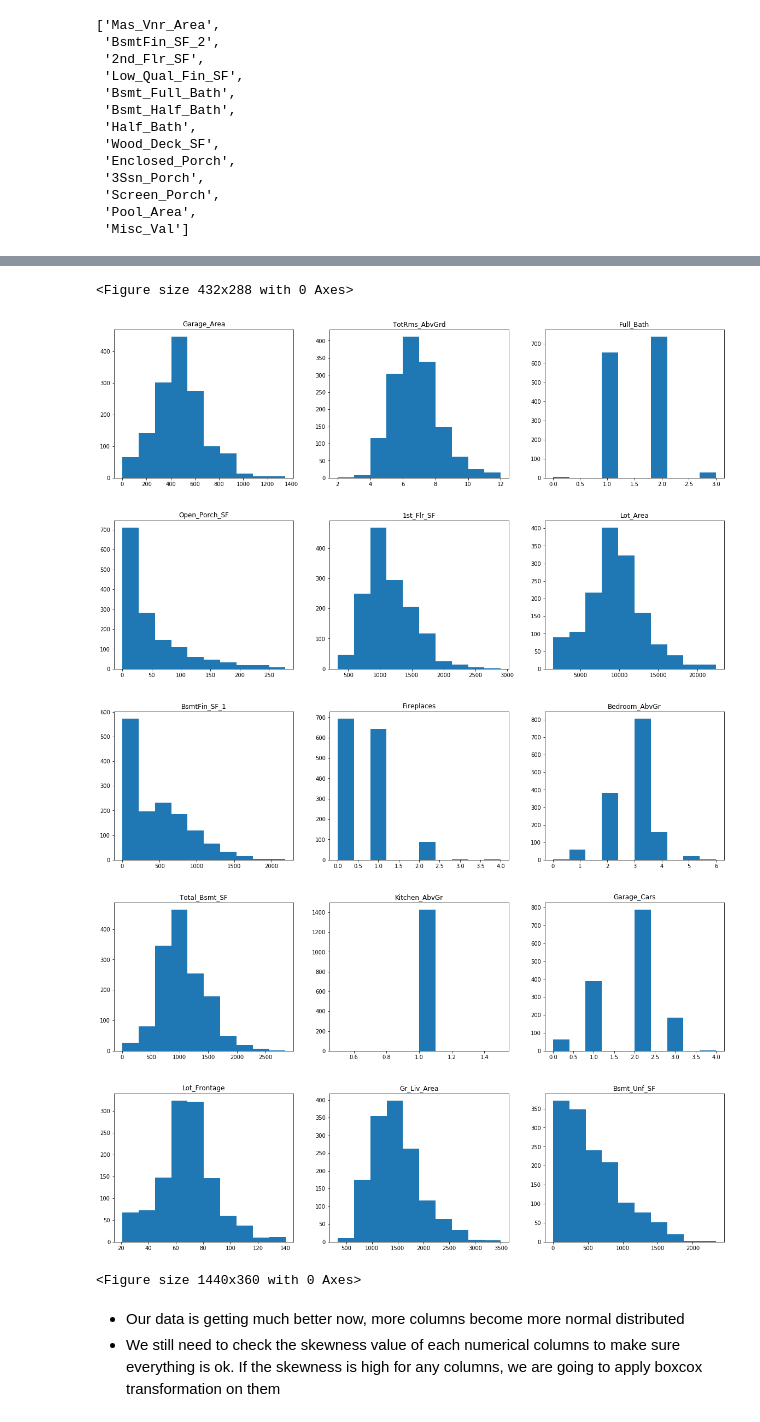
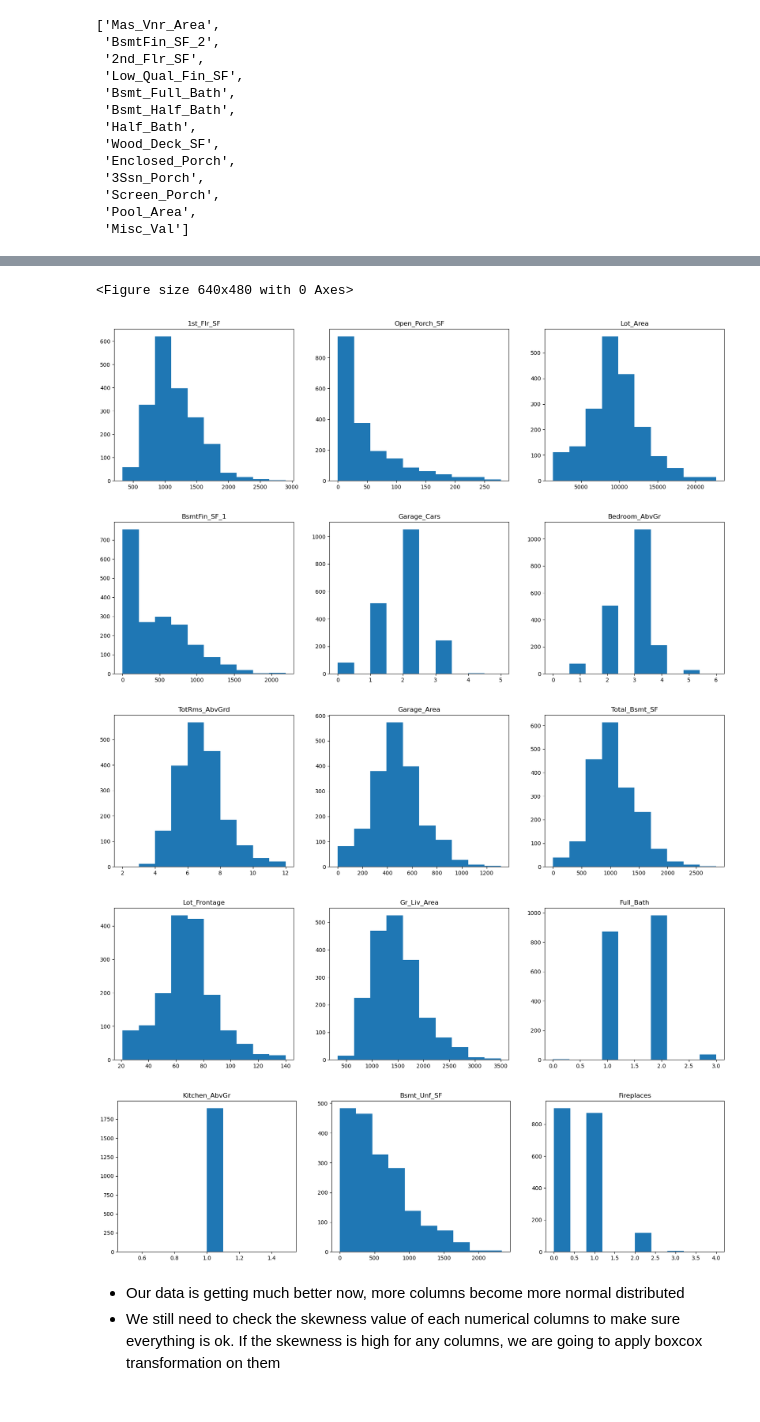
Before and after one commit to mtruongn93/Ames-Housing-Price-Prediction, a Jupyter notebook: House Price Prediction.ipynb, the cells around one changed output, grey strips where cells are left out. Saved outputs shown, nothing was run; the diff lists cells and outputs as text; code cells hidden in the pictures.

```diff
--- a/House Price Prediction.ipynb
+++ b/House Price Prediction.ipynb
@@ -248,31 +271,30 @@ remaining_col
 # %%
-iqr = sc.iqr(X_train[remaining_col], axis = 0, nan_policy = "omit" )
+iqr = sc.iqr(X[remaining_numerical_col], axis = 0, nan_policy = "omit" )
 # %%
-q25, q75 = np.nanpercentile(X_train[remaining_col], axis = 0, q = [25,75])
+q25, q75 = np.nanpercentile(X[remaining_numerical_col], axis = 0, q = [25,75])
 # %%
 # Normally people will use 1.5, but I will use 3 to be more conservative
 min_val = q25 - 3*iqr
 max_val = q75 + 3*iqr
 # %%
-outlier_row = [X_train[(X_train[col] < min_val[i]) | (X_train[col] > max_val[i])].index for i, col in enumerate(remaining_col)]
+outlier_row = [X[(X[col] < min_val[i]) | (X[col] > max_val[i])].index for i, col in enumerate(remaining_numerical_col)]
 # %%
 outlier_row = set([j for i in outlier_row for j in i])
 # %%
 # dropping these rows from our training datasets
-X_train.drop(set(outlier_row), inplace = True)
-y_train.drop(set(outlier_row), inplace = True)
+X.drop(set(outlier_row), inplace = True)
+y.drop(set(outlier_row), inplace = True)
 # %%
 plt.figure()
-for i in range(0,18,3):
-        subplot_histograms(X_train,remaining_col[i:i+3],remaining_col[i:i+3],ncol = 3, figsize = (20,5))
+for i in range(0,15,3):
+    subplot_histograms(X,remaining_numerical_col[i:i+3],remaining_numerical_col[i:i+3],ncol = 3, figsize = (20,5))
 # %% [output]
-<Figure size 432x288 with 0 Axes>
+<Figure size 640x480 with 0 Axes>
-[figure, old version]
+[figure, new version]
-[figure, old version]
+[figure, new version]
-[figure, old version]
+[figure, new version]
-[figure, old version]
+[figure, new version]
-[figure, old version]
+[figure, new version]
-<Figure size 1440x360 with 0 Axes>
 # %% [markdown]
 - Our data is getting much better now, more columns become more normal distributed
 - We still need to check the skewness value of each numerical columns to make sure everything is ok. If the skewness is high for any columns, we are going to apply boxcox transformation on them
```
Also changed, not shown: parts of 63 cells of this notebook, 1 other file.
